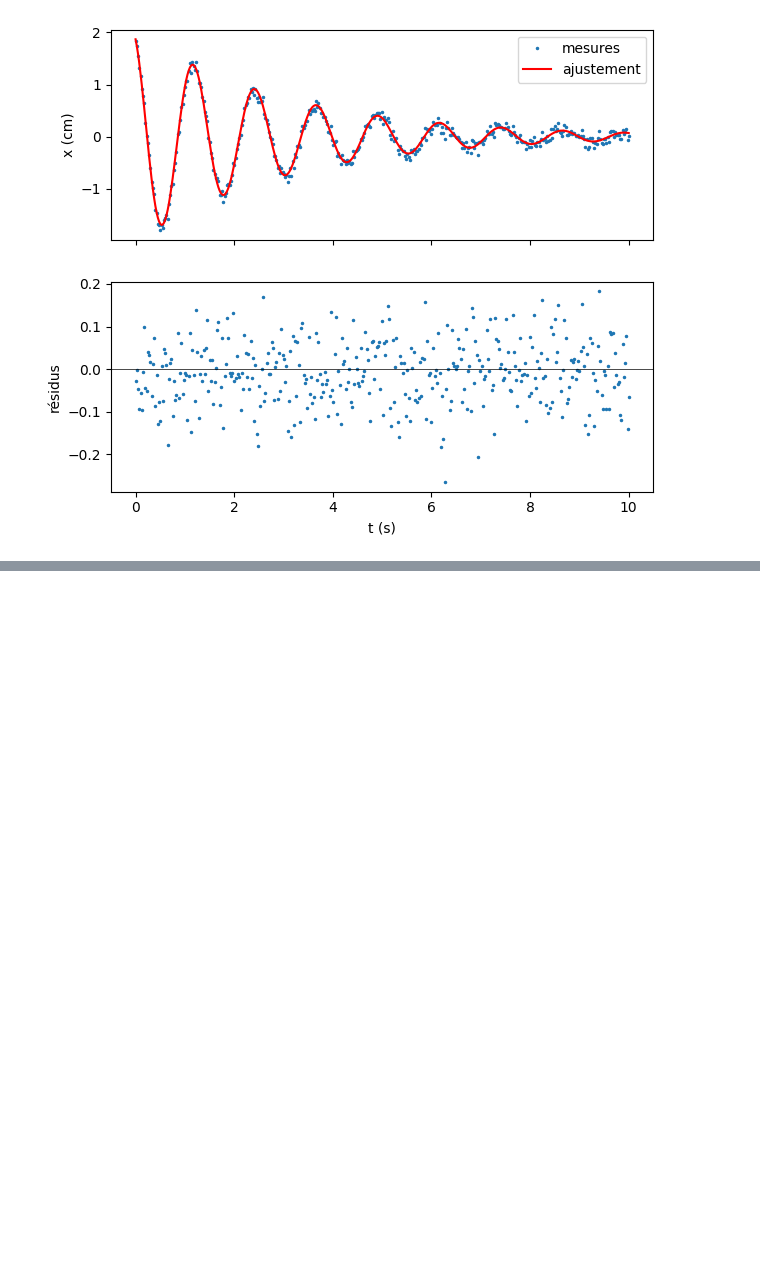
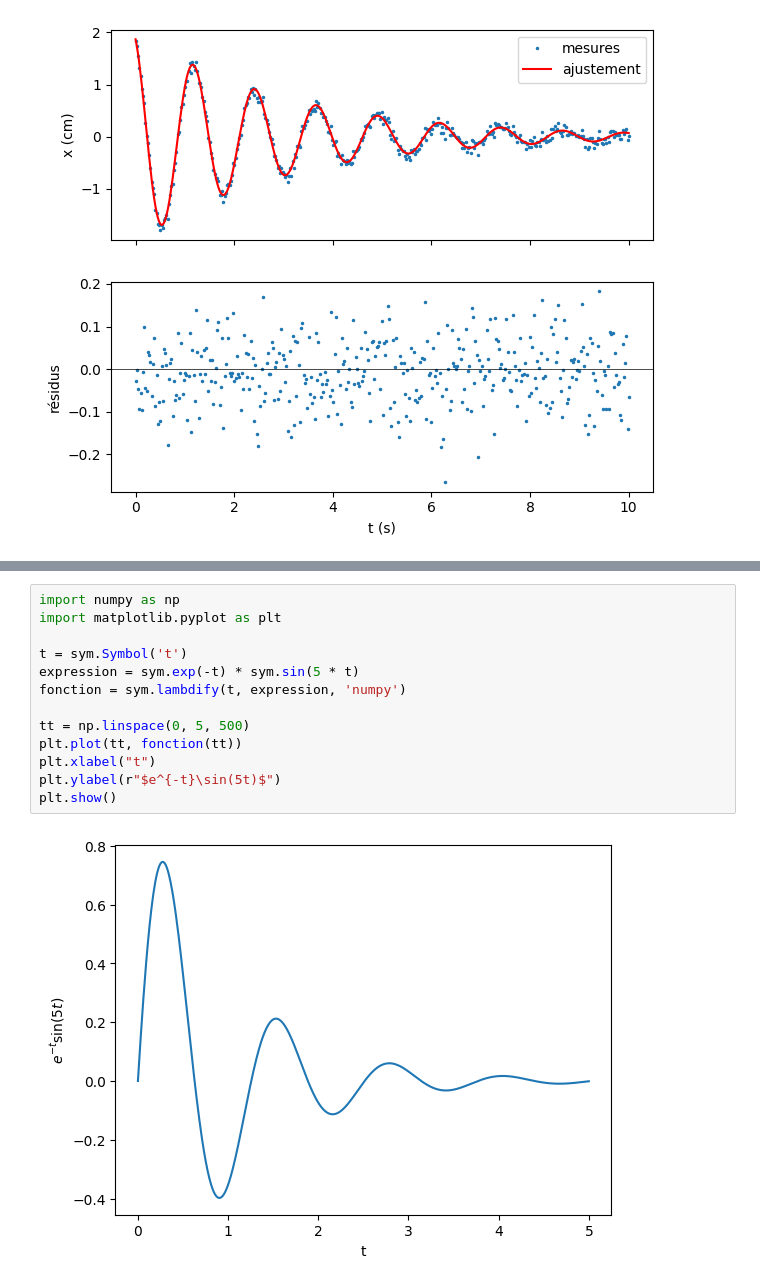
Before and after one commit to boukadil/Python-pour-la-physique, a Jupyter notebook: TP_PYTHON__AdilBoukali_.ipynb, the cells around one changed output, grey strips where cells are left out. Saved outputs shown, nothing was run; the diff lists cells and outputs as text; blank space fills up the shorter version.

```diff
--- a/TP_PYTHON__AdilBoukali_.ipynb
+++ b/TP_PYTHON__AdilBoukali_.ipynb
@@ -1372,0 +1607,15 @@ pic TFD à 0.798 Hz
+# %%
+import numpy as np
+import matplotlib.pyplot as plt
+
+t = sym.Symbol('t')
+expression = sym.exp(-t) * sym.sin(5 * t)
+fonction = sym.lambdify(t, expression, 'numpy')
+
+tt = np.linspace(0, 5, 500)
+plt.plot(tt, fonction(tt))
+plt.xlabel("t")
+plt.ylabel(r"$e^{-t}\sin(5t)$")
+plt.show()
+# %% [output]
+[figure, added]
```
Also changed, not shown: parts of 39 cells of this notebook.
